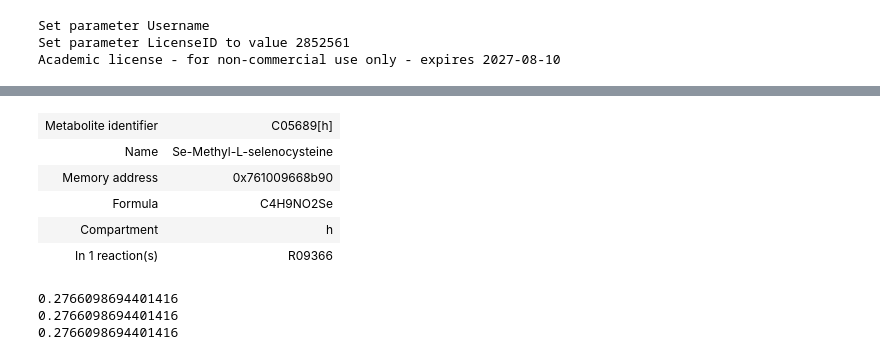
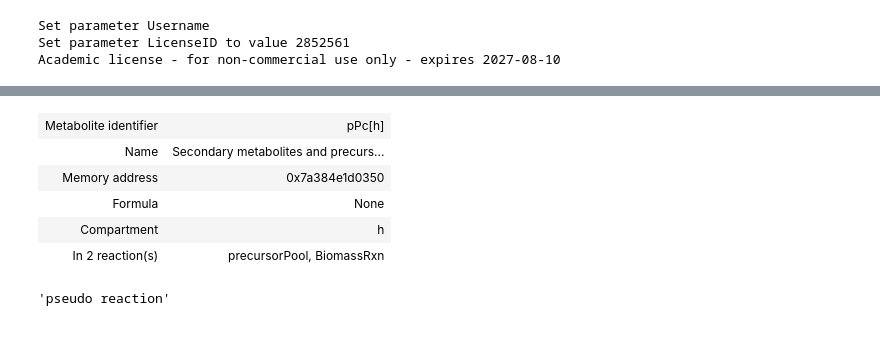
Before and after one commit to emilpaulitz/PCM, a Jupyter notebook: Code/modelUpdates/Test.ipynb, the cells around one changed output, grey strips where cells are left out. Saved outputs shown, nothing was run; the diff lists cells and outputs as text; code cells hidden in the pictures.

```diff
--- a/Code/modelUpdates/Test.ipynb
+++ b/Code/modelUpdates/Test.ipynb
@@ -119,9 +150,9 @@ R09372: 2.0 C00005[h] + 2.0 C00080[h] + C18902[h] <=> 2.0 C00001[h] + 2.0 C00006
 # %%
-get_mid(pcm, 'C05689[h]')
+get_mid(pcm, 'pPc[h]')
 # %% [output]
-| Metabolite identifier | C05689[h] |
-| Name | Se-Methyl-L-selenocysteine |
-| Memory address | 0x761009668b90 |
-| Formula | C4H9NO2Se |
+| Metabolite identifier | pPc[h] |
+| Name | Secondary metabolites and precurs... |
+| Memory address | 0x7a384e1d0350 |
+| Formula | None |
 | Compartment | h |
-| In 1 reaction(s) | R09366 |
+| In 2 reaction(s) | precursorPool, BiomassRxn |
@@ -136,12 +159,5 @@ get_rid(pcm, 'R09366')
-# %%
-# TODO check effect of Selenate import ub (none)
-print(pcm.slim_optimize())
-get_rid(pcm, 'Exch_SeO4').upper_bound = 100
-print(pcm.slim_optimize())
-get_rid(pcm, 'Exch_SeO4').upper_bound = 1000
-print(pcm.slim_optimize())
-# %% [output]
-0.2766098694401416
-0.2766098694401416
-0.2766098694401416
+# %%
+find_group(pcm, get_rid(pcm, 'precursorPool'))[0].name
+# %% [output]
+'pseudo reaction'
 # %%
```
Also changed, not shown: parts of 26 cells of this notebook, 5 other files.
